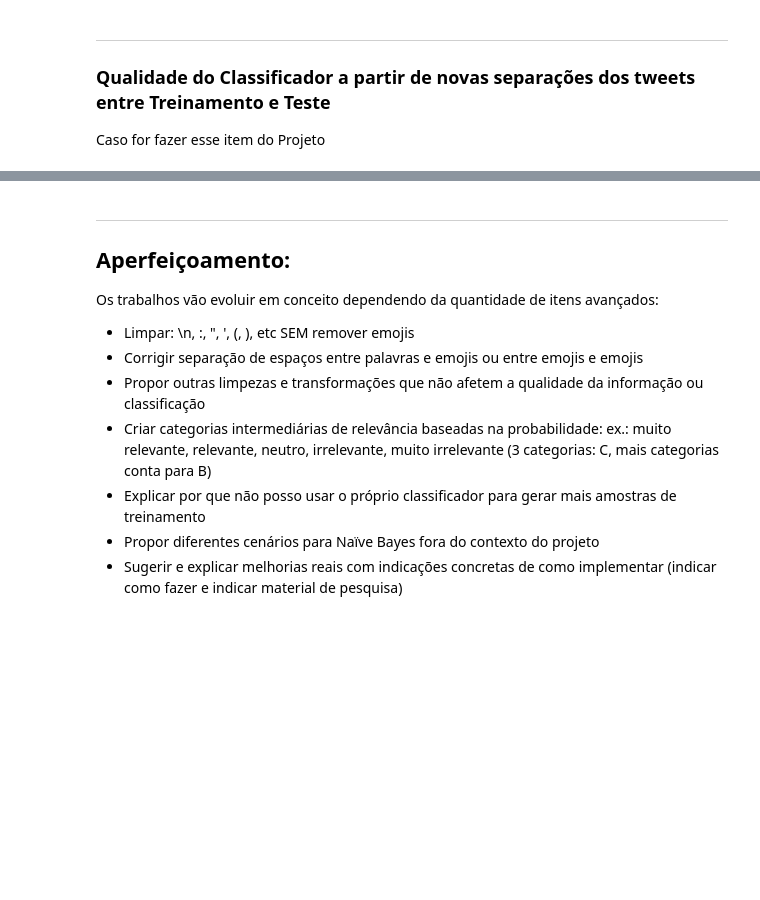
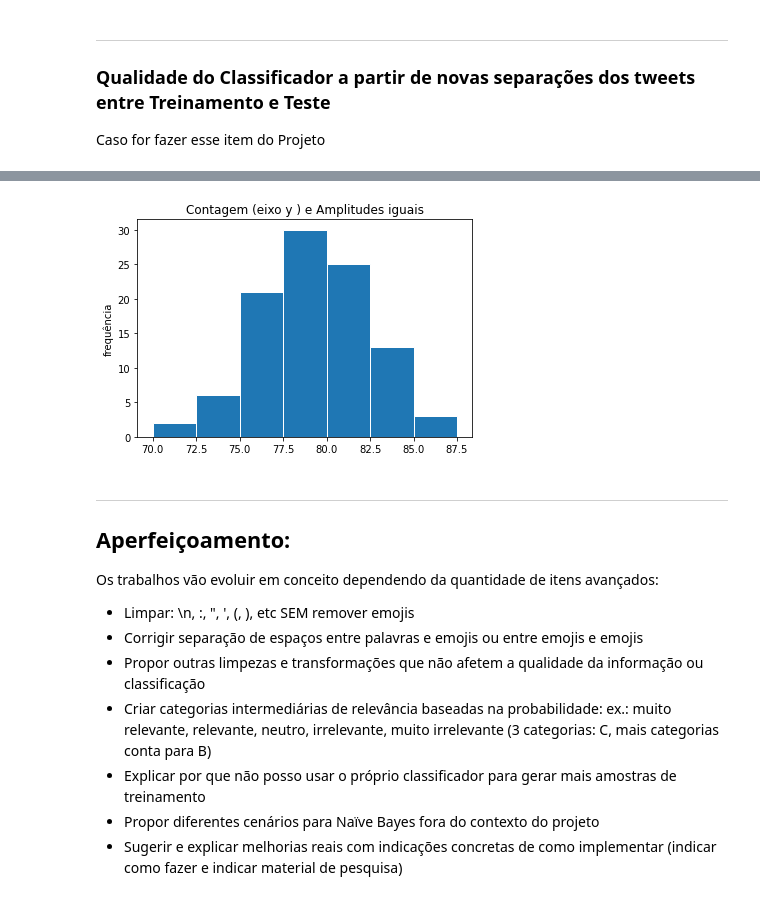
Before and after one commit to lorrancmlopes/TweetsClassifier, a Jupyter notebook: Projeto1_Layout_Classificador.ipynb, the cells around one changed output, grey strips where cells are left out. Cells and saved outputs as stored; diff of their text form; code cells hidden in the pictures; blank space fills up the shorter version.

Commit message:
Criando o loop, guardando a acurácia e criando o histograma

```diff
--- a/Projeto1_Layout_Classificador.ipynb
+++ b/Projeto1_Layout_Classificador.ipynb
@@ -526,8 +526,9 @@ Caso for fazer esse item do Projeto
 # %%
 #descrever essa etapa
 # %%
+
+percentual_acuracia = [] #lista que guardará a acurácia de cada repetição do loop
 # novo df com todos tweets
-
 dftest = pd.read_excel(filename, sheet_name = 'Teste')
 dftest = dftest.rename(columns={'Teste':'Todos'})
 dftrain = pd.read_excel(filename, sheet_name = 'Treinamento')
@@ -605,9 +536,0 @@ See the caveats in the documentation: https://pandas.pydata.org/pandas-docs/stab
-# %%
-#Porcentagem de verdadeiros positivos (mensagens relevantes e que são classificadas como relevantes)
-
-condicao1n = test2.Relevância == 1
-condicao2n = test2.Classificador == 1
-condicao3n = test2.Relevância == 0
-condicao4n = test2.Classificador == 0
-porcentagem_vp = (test2.Todos.loc[condicao1n & condicao2n].count()/(test2.Relevância == 1).sum())*100
-porcentagem_vp.round(2)
@@ -616,4 +536,0 @@ porcentagem_vp.round(2)
-# %%
-#Porcentagem de verdadeiros negativos (mensagens irrelevantes e que são classificadas como irrelevantes)
-porcentagem_vn = (test2.Todos.loc[condicao3n & condicao4n].count()/(test2.Relevância == 0).sum())*100
-porcentagem_vn.round(2)
@@ -629,3 +623,17 @@ pd.crosstab(test2.Relevância, test2.Classificador, normalize = "index").round(3
+# %%
+#tenatndo fazer o histograma
+# faixas de AMPLITUDES IGUAIS
+faixa1 = np.arange(70,90,2.5) #arange funciona com decimais. arange(de onde, até onde, de quanto em quanto)
+faixa1
+
+# Histograma da variável acurácia em % considerando faixas de AMPLITUDES IGUAIS
+plt.hist(percentual_acuracia, bins=faixa1, edgecolor='white')
+plt.title('Contagem (eixo y ) e Amplitudes iguais')
+plt.ylabel('frequência')
+
+plt.show()
+# %% [output]
+[figure, added]
 # %% [markdown]
 ___
 ## Aperfeiçoamento:
```
Also changed, not shown: parts of 14 cells of this notebook.
